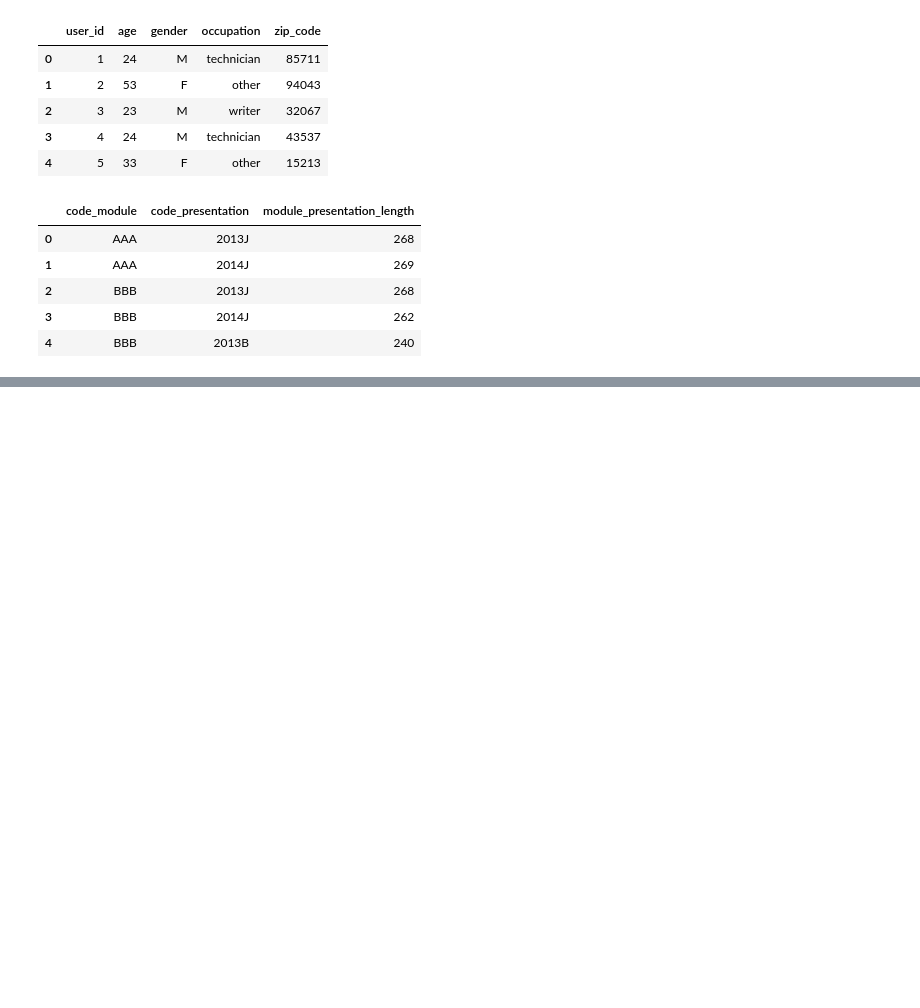
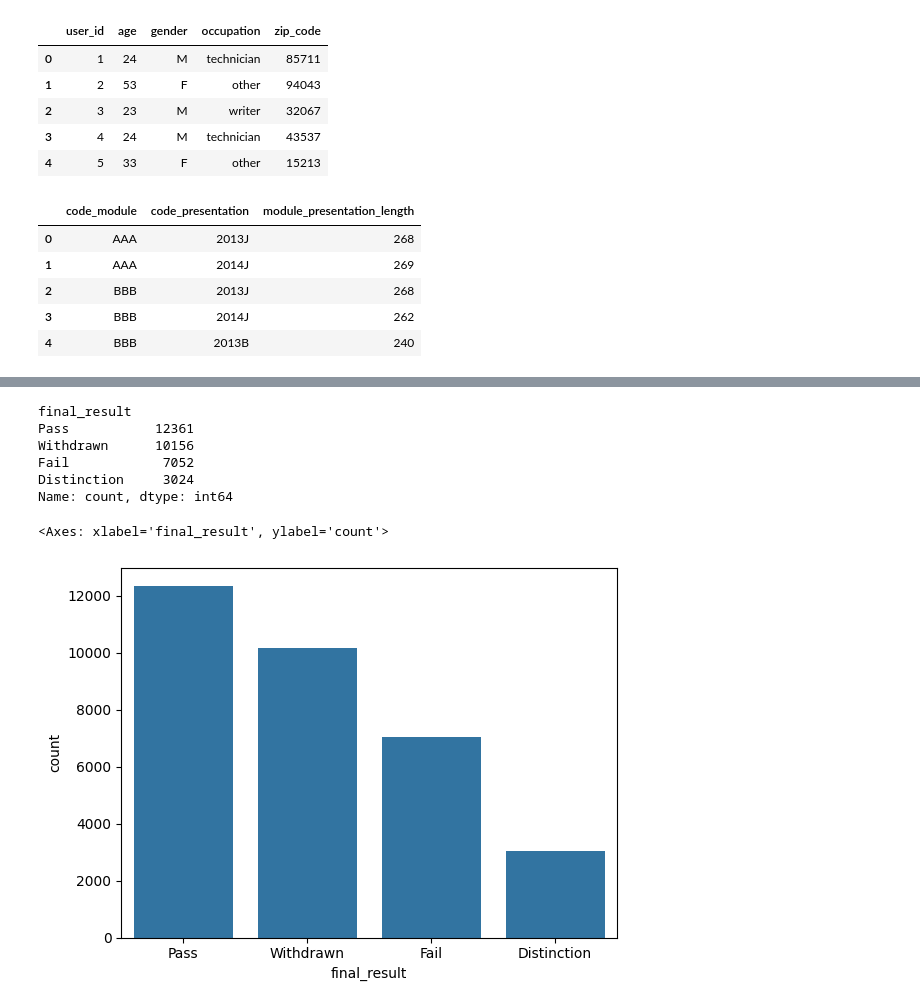
Before and after one commit to Houssam-Ibnchakroune/Learning-Analytics, a Jupyter notebook: notebooks/01_exploration.ipynb, the cells around one changed output, grey strips where cells are left out. Saved outputs shown, nothing was run; the diff lists cells and outputs as text; code cells hidden in the pictures; blank space fills up the shorter version.

```diff
--- a/notebooks/01_exploration.ipynb
+++ b/notebooks/01_exploration.ipynb
@@ -13,7 +15,13 @@ test_web.head()
 | 3 | 4 | 24 | M | technician | 43537 |
 | 4 | 5 | 33 | F | other | 15213 |
 # %%
+assesmnet=pd.read_csv("../data/raw/open+university+learning+analytics+dataset/assessments.csv")
 courses = pd.read_csv("../data/raw/open+university+learning+analytics+dataset/courses.csv")
+studentAssessement = pd.read_csv("../data/raw/open+university+learning+analytics+dataset/studentAssessment.csv")
+studentInfo = pd.read_csv("../data/raw/open+university+learning+analytics+dataset/studentInfo.csv")
+studentRegistration = pd.read_csv("../data/raw/open+university+learning+analytics+dataset/studentRegistration.csv")
+studentVle = pd.read_csv("../data/raw/open+university+learning+analytics+dataset/studentVle.csv")
+vle = pd.read_csv("../data/raw/open+university+learning+analytics+dataset/vle.csv")
 # %%
 courses.head()
 # %% [output]
@@ -25,0 +74,12 @@ courses.head()
+# %%
+print(studentInfo['final_result'].value_counts())
+sns.countplot(data=studentInfo, x='final_result')
+# %% [output]
+final_result
+Pass           12361
+Withdrawn      10156
+Fail            7052
+Distinction     3024
+Name: count, dtype: int64
+<Axes: xlabel='final_result', ylabel='count'>
+[figure, added]
```
Also changed, not shown: parts of 6 cells of this notebook, 5 other files.
